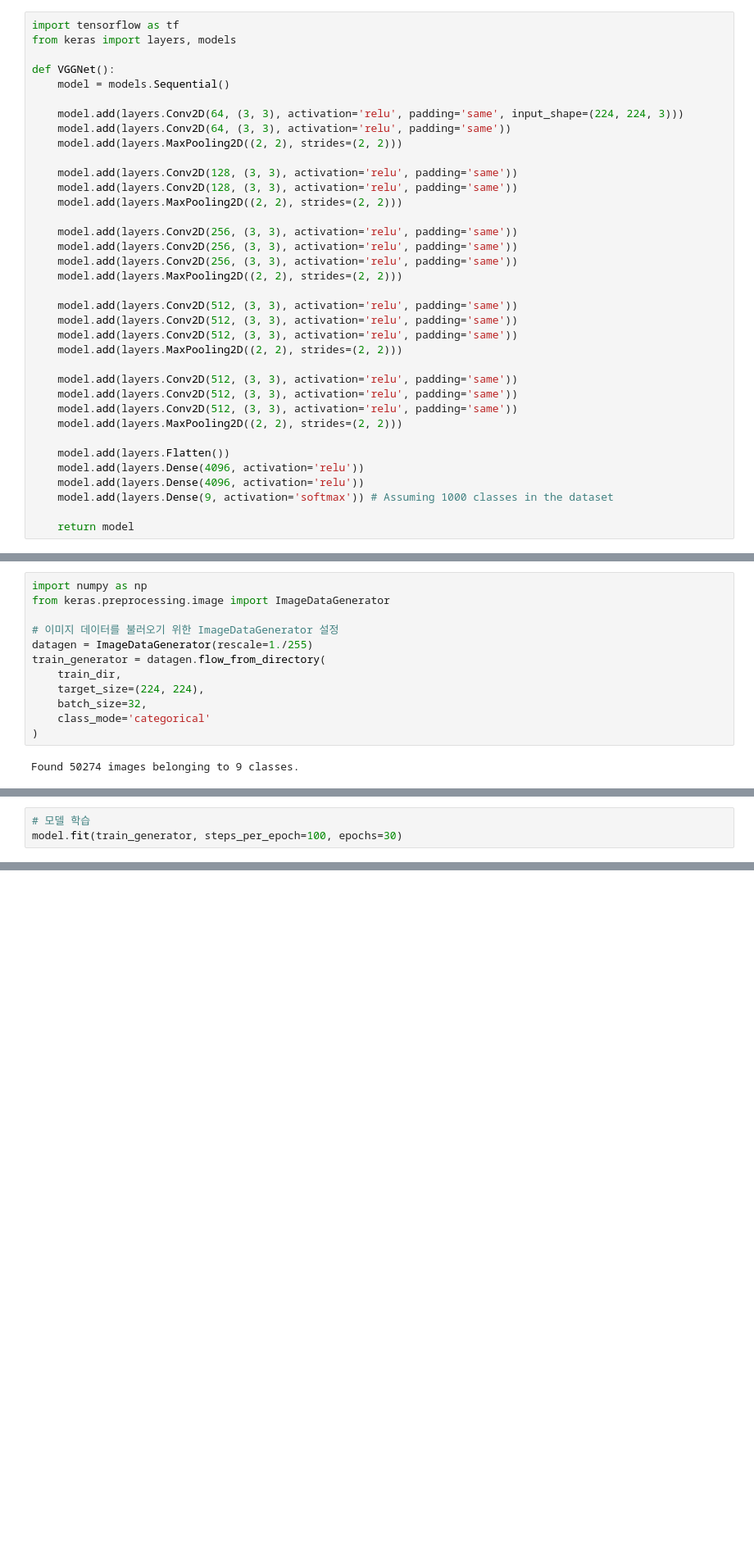
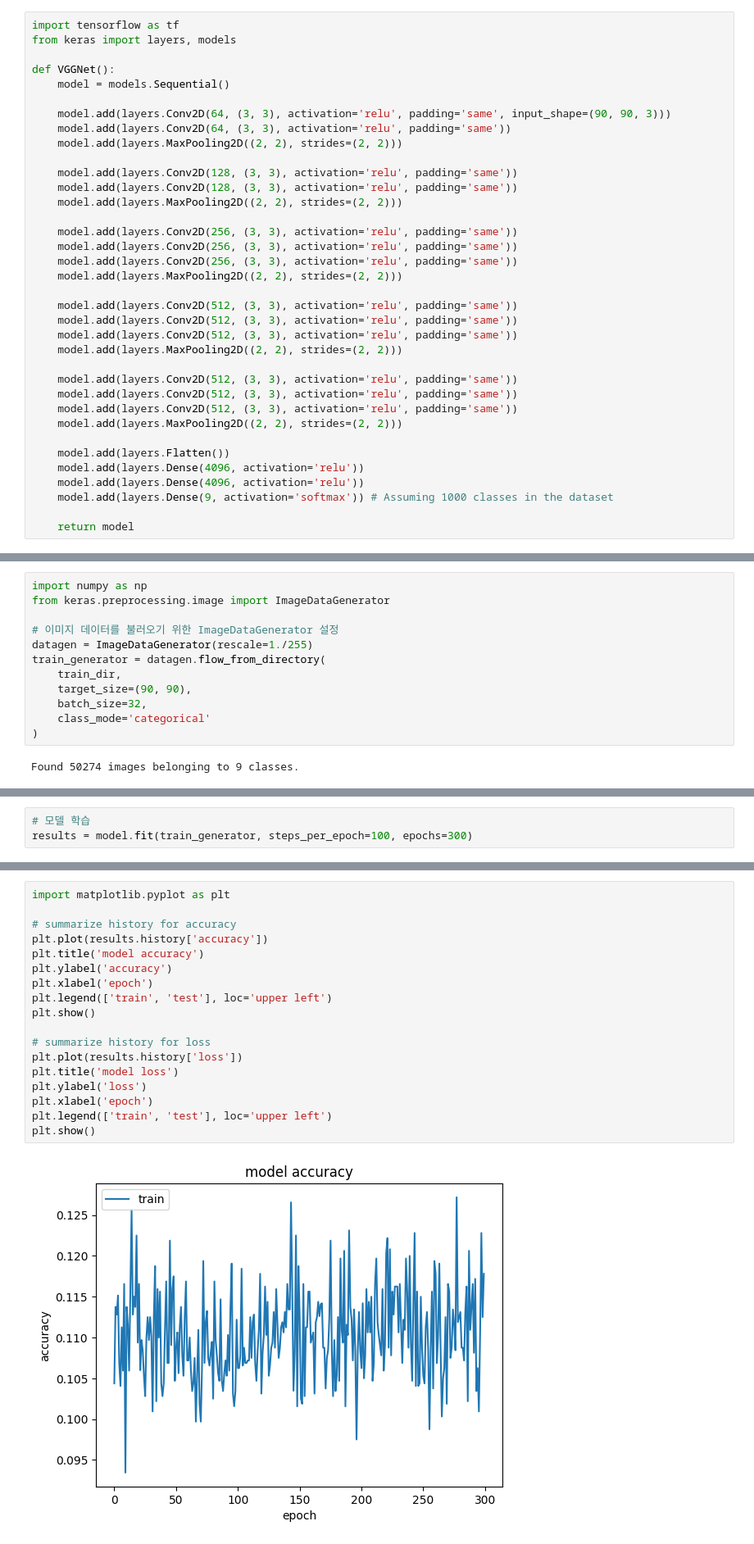
Before and after one commit to chrisjihyo/font_classification, a Jupyter notebook: Yoonju/VGGNet_font_9_.ipynb, the cells around one changed output, grey strips where cells are left out. Shown: that part at 82% size. Cells and saved outputs as stored; diff of their text form; blank space fills up the shorter version.

Commit message:
VGGNet_epoch300

```diff
--- a/Yoonju/VGGNet_font_9_.ipynb
+++ b/Yoonju/VGGNet_font_9_.ipynb
@@ -5,7 +5,7 @@ from keras import layers, models
 def VGGNet():
     model = models.Sequential()
 
-    model.add(layers.Conv2D(64, (3, 3), activation='relu', padding='same', input_shape=(224, 224, 3)))
+    model.add(layers.Conv2D(64, (3, 3), activation='relu', padding='same', input_shape=(90, 90, 3)))
     model.add(layers.Conv2D(64, (3, 3), activation='relu', padding='same'))
     model.add(layers.MaxPooling2D((2, 2), strides=(2, 2)))
 
@@ -47,7 +47,7 @@ from keras.preprocessing.image import ImageDataGenerator
 datagen = ImageDataGenerator(rescale=1./255)
 train_generator = datagen.flow_from_directory(
     train_dir,
-    target_size=(224, 224),
+    target_size=(90, 90),
     batch_size=32,
     class_mode='categorical'
 )
@@ -61,5 +61,5 @@ model.compile(optimizer='adam',
               metrics=['accuracy'])
 # %%
 # 모델 학습
-model.fit(train_generator, steps_per_epoch=100, epochs=30)
+results = model.fit(train_generator, steps_per_epoch=100, epochs=300)
 # %% [output]
@@ -101,0 +102,20 @@ print(f"테스트 데이터셋 손실: {loss:.4f}, 정확도: {accuracy:.4f}")
+# %%
+import matplotlib.pyplot as plt
+
+# summarize history for accuracy
+plt.plot(results.history['accuracy'])
+plt.title('model accuracy')
+plt.ylabel('accuracy')
+plt.xlabel('epoch')
+plt.legend(['train', 'test'], loc='upper left')
+plt.show()
+
+# summarize history for loss
+plt.plot(results.history['loss'])
+plt.title('model loss')
+plt.ylabel('loss')
+plt.xlabel('epoch')
+plt.legend(['train', 'test'], loc='upper left')
+plt.show()
+# %% [output]
+[figure, added]
```
Also changed, not shown: parts of 4 cells of this notebook.
